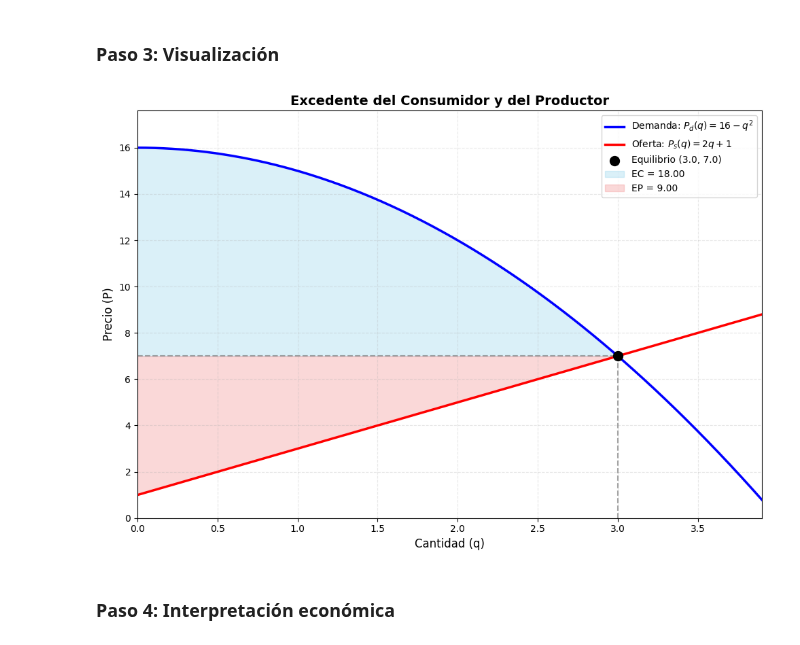
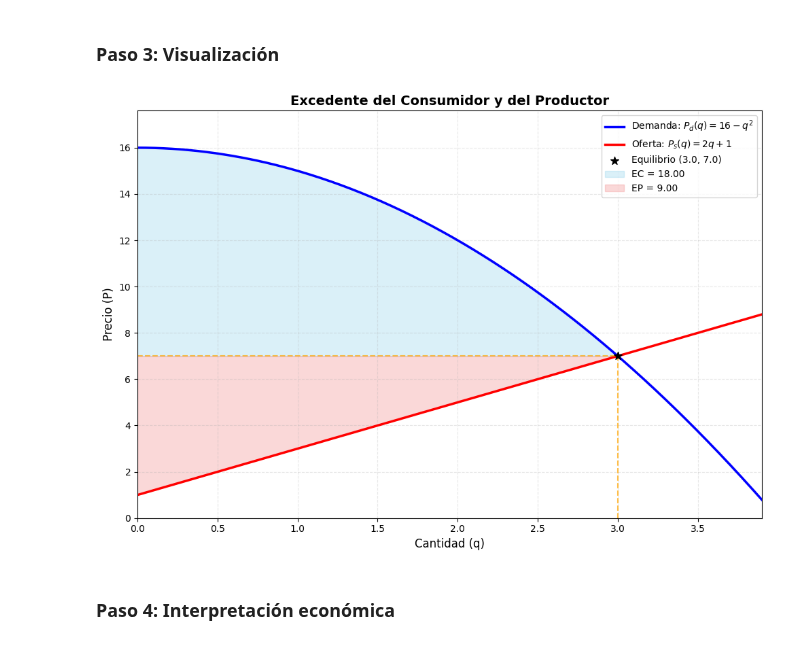
Before and after one commit to alexballera/laboratorio-datos-fce, a Jupyter notebook: 2do_parcial/sesiones/sesion_13_14_15_integrales/practicas/practicas_15.ipynb, the cells around one changed output. Cells and saved outputs as stored; diff of their text form; code cells hidden in the pictures.

```diff
--- a/2do_parcial/sesiones/sesion_13_14_15_integrales/practicas/practicas_15.ipynb
+++ b/2do_parcial/sesiones/sesion_13_14_15_integrales/practicas/practicas_15.ipynb
@@ -169,32 +167,32 @@ Ps_num = P_s_lambda(q_grid)
 # %%
 # Crear gráfico
 plt.figure(figsize=(10, 7))
 plt.plot(q_grid, Pd_num, label=f'Demanda: $P_d(q) = {sp.latex(P_d)}$', linewidth=2.5, color='blue')
 plt.plot(q_grid, Ps_num, label=f'Oferta: $P_s(q) = {sp.latex(P_s)}$', linewidth=2.5, color='red')
 
 # Punto de equilibrio
-plt.scatter([q_eq], [p_eq], s=100, c='black', zorder=5, label=f'Equilibrio ({q_eq:.1f}, {p_eq:.1f})')
-plt.vlines(q_eq, 0, p_eq, linestyles='--', color='gray', alpha=0.7)
-plt.hlines(p_eq, 0, q_eq, linestyles='--', color='gray', alpha=0.7)
+plt.scatter([q_eq], [p_eq], s=75, c='black', marker='*', zorder=5, label=f'Equilibrio ({q_eq:.1f}, {p_eq:.1f})')
+plt.vlines(q_eq, 0, p_eq, linestyles='--', color='orange', alpha=0.7)
+plt.hlines(p_eq, 0, q_eq, linestyles='--', color='orange', alpha=0.7)
 
 # Sombrear excedentes
 condicion = (q_grid <= float(q_eq)).tolist()
 plt.fill_between(q_grid, Pd_num, float(p_eq), where=condicion,
                  alpha=0.3, color='skyblue', label=f'EC = {float(EC):.2f}')
 plt.fill_between(q_grid, float(p_eq), Ps_num, where=condicion,
                  alpha=0.3, color='lightcoral', label=f'EP = {float(EP):.2f}')
 
 plt.title('Excedente del Consumidor y del Productor', fontsize=14, fontweight='bold')
 plt.xlabel('Cantidad (q)', fontsize=12)
 plt.ylabel('Precio (P)', fontsize=12)
 plt.legend(fontsize=10, loc='best')
 plt.grid(True, alpha=0.3, linestyle='--')
 plt.xlim(0, float(q_eq) * 1.3)
 plt.ylim(0, max(Pd_num) * 1.1)
 plt.tight_layout()
 plt.show()
 # %% [output]
-[figure, old version]
+[figure, new version]
 # %% [markdown]
 ### Paso 4: Interpretación económica
 # %%
```
Also changed, not shown: parts of 6 cells of this notebook.
